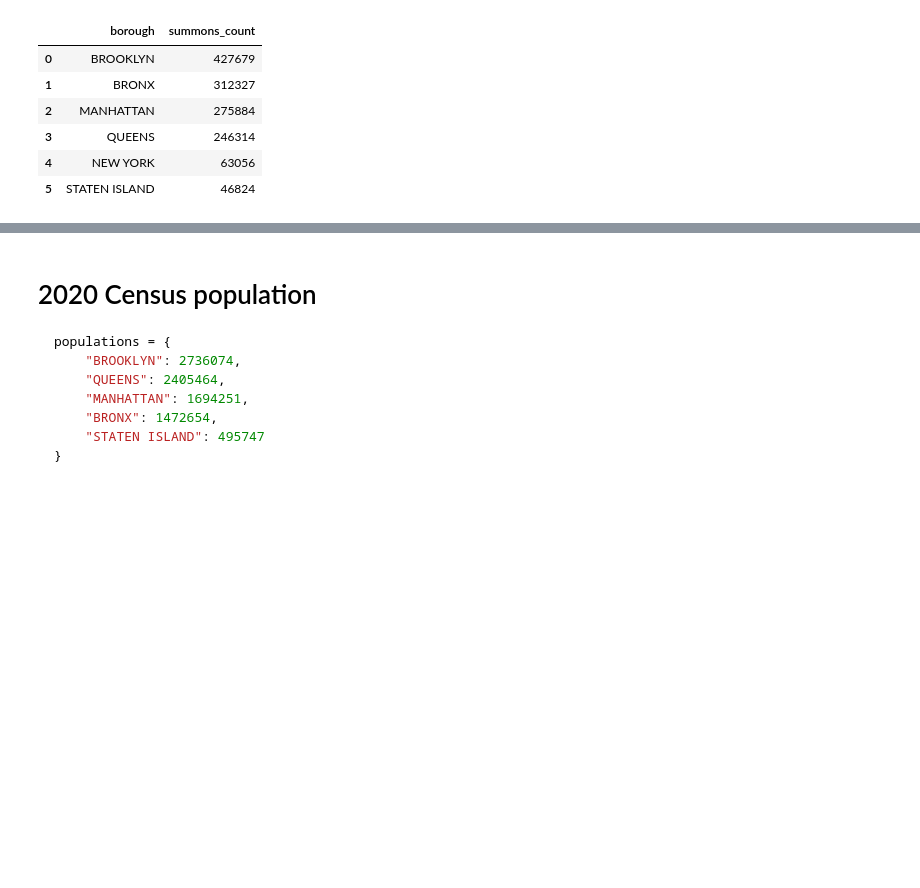
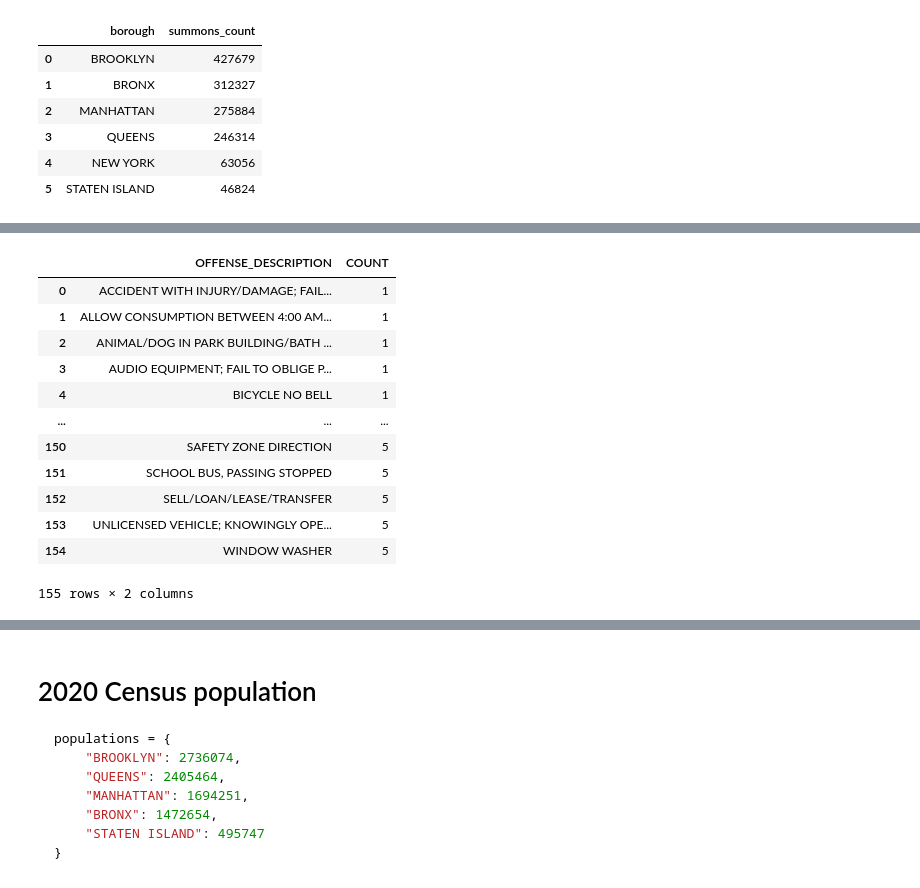
Before and after one commit to jack-walk/Adv-Data-W7, a Jupyter notebook: wk7-vibe-homework-for students.ipynb, the cells around one changed output, grey strips where cells are left out. Cells and saved outputs as stored; diff of their text form; code cells hidden in the pictures; blank space fills up the shorter version.

```diff
--- a/wk7-vibe-homework-for students.ipynb
+++ b/wk7-vibe-homework-for students.ipynb
@@ -226,4 +288,37 @@ borough_counts
 # %%
 # 4. What were some of the most unusual summons?
+
+## Input: In the summons-15-25.csv dataset: What offenses were repeated 5 or fewer times within this dataset? Return a dataframe written in Python containing each offense and the number of times it occurred in this dataset.
+
+## Output:
+
+path = "/Users/jackwalker/dataProject/2026-03-17/summons-15-25.csv"
+
+offenses_5_or_fewer = (
+    pd.read_csv(path, usecols=["OFFENSE_DESCRIPTION"])["OFFENSE_DESCRIPTION"]
+    .fillna("UNKNOWN")
+    .value_counts()
+    .rename_axis("OFFENSE_DESCRIPTION")
+    .reset_index(name="COUNT")
+    .query("COUNT <= 5")
+    .sort_values(["COUNT", "OFFENSE_DESCRIPTION"], ascending=[True, True])
+    .reset_index(drop=True)
+)
+
+offenses_5_or_fewer
+# %% [output]
+|  | OFFENSE_DESCRIPTION | COUNT |
+| 0 | ACCIDENT WITH INJURY/DAMAGE; FAIL... | 1 |
+| 1 | ALLOW CONSUMPTION BETWEEN 4:00 AM... | 1 |
+| 2 | ANIMAL/DOG IN PARK BUILDING/BATH ... | 1 |
+| 3 | AUDIO EQUIPMENT; FAIL TO OBLIGE P... | 1 |
+| 4 | BICYCLE NO BELL | 1 |
+| ... | ... | ... |
+| 150 | SAFETY ZONE DIRECTION | 5 |
+| 151 | SCHOOL BUS, PASSING STOPPED | 5 |
+| 152 | SELL/LOAN/LEASE/TRANSFER | 5 |
+| 153 | UNLICENSED VEHICLE; KNOWINGLY OPE... | 5 |
+| 154 | WINDOW WASHER | 5 |
+155 rows × 2 columns
 # %%
 # 5. What is the count of summons by gender?
```
Also changed, not shown: parts of 12 cells of this notebook.
